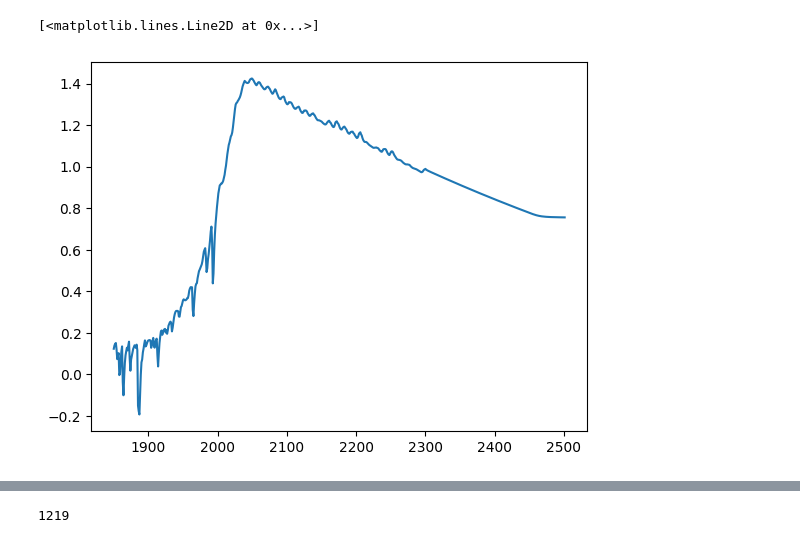
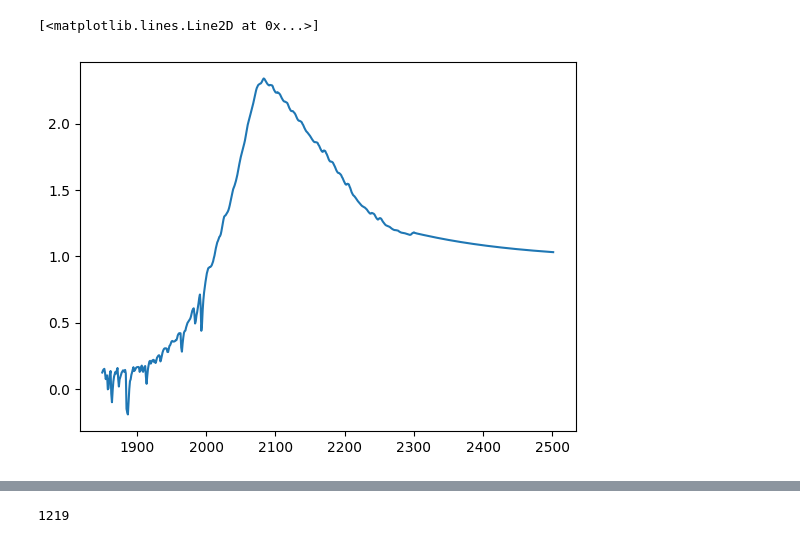
Before and after one commit to NiklasSchwind/SCALES-test, a Jupyter notebook: proto_scales/scales-for-fastMIP.ipynb, the cells around one changed output, grey strips where cells are left out. Drawn from its saved outputs; the diff is of its cells as text; code cells hidden in the pictures.

```diff
--- a/proto_scales/scales-for-fastMIP.ipynb
+++ b/proto_scales/scales-for-fastMIP.ipynb
@@ -40,15 +40,17 @@ def forecast(model, y_ctx, u_ctx, pr_ctx, u_fut,n_samples = 1):
 # %%
 import pandas as pd
 import matplotlib.pyplot as plt
 df = pd.read_csv("/pdrive/projects/icigroup/projects/FastMIP/scenarios/SSP1---Very-Low-Emissions_fair_GMT_data.csv")
+df = pd.read_csv("/pdrive/projects/icigroup/projects/FastMIP/scenarios/SSP5---Medium-Low-Emissions_a_fair_GMT_data.csv")
+
 df.head()
 x = df['year'].values
 y = df['385'].values
 
 plt.plot(x,y)
 # %% [output]
 [<matplotlib.lines.Line2D at 0x...>]
-[figure, old version]
+[figure, new version]
 # %%
 # Expand yearly GMT projections to monthly by repeating each year's value 12 times
 gmt_cols = [c for c in df.columns if c != 'year']
```
Also changed, not shown: parts of 7 cells of this notebook.
